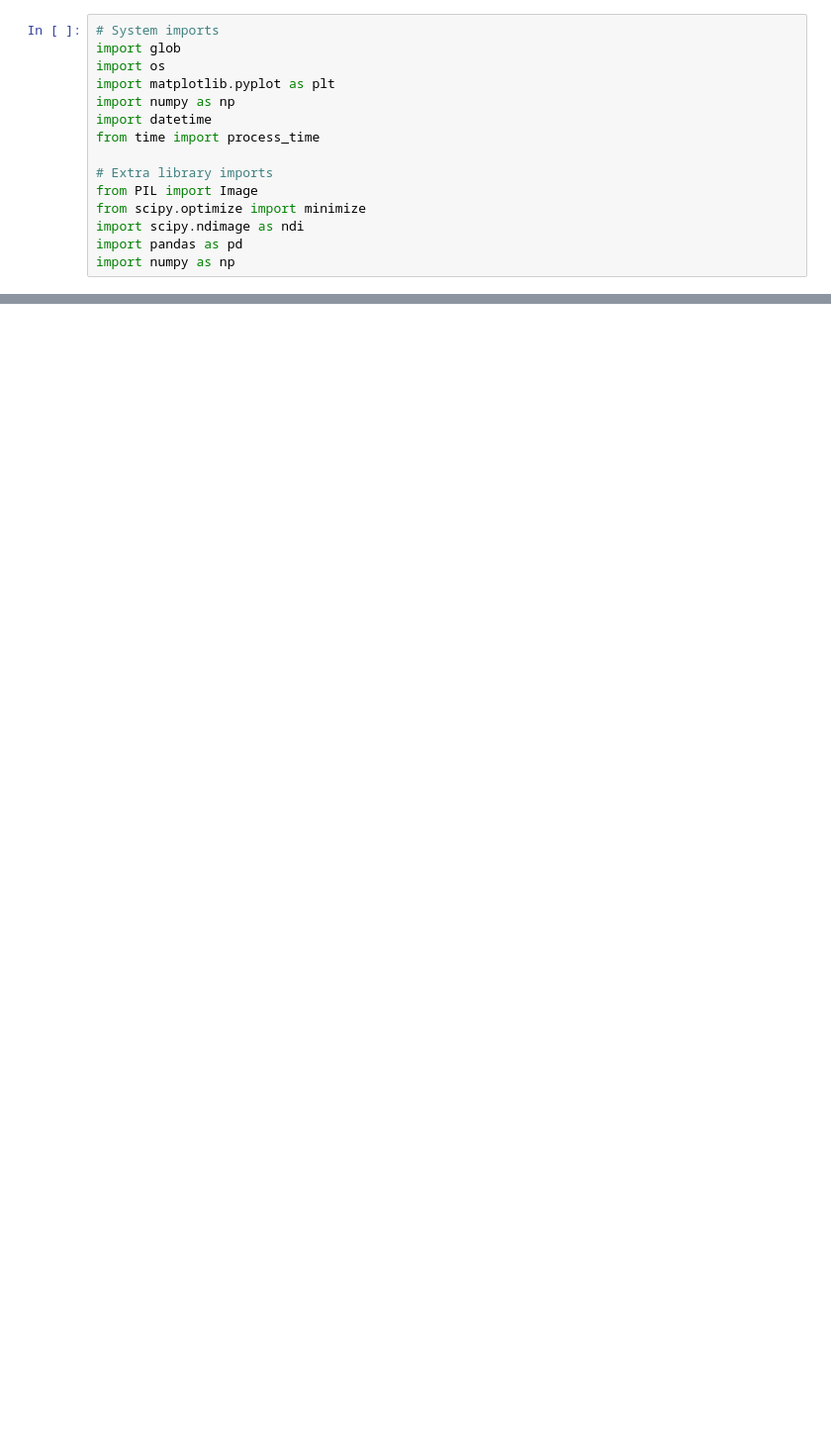
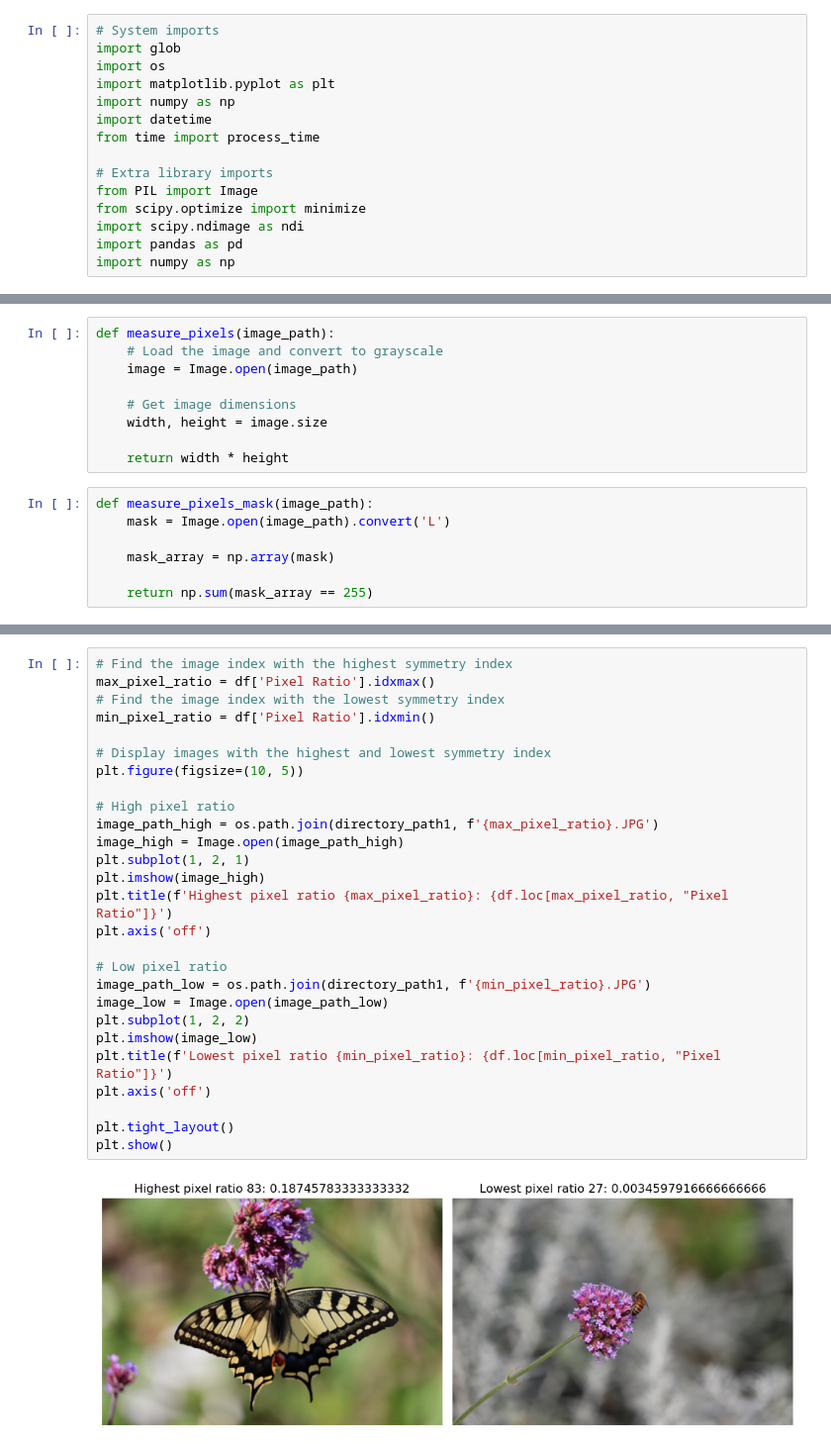
Before and after one commit to Martin-JMP/Engineering_School_IA_To_Bee_or_not_to_Bee, a Jupyter notebook: David Files/Code.ipynb, the cells around one changed output, grey strips where cells are left out. Shown at 99% size. Cells and saved outputs as stored; diff of their text form; blank space fills up the shorter version.

```diff
--- a/David Files/Code.ipynb
+++ b/David Files/Code.ipynb
@@ -81,0 +242,16 @@ df.describe()
+# %%
+def measure_pixels(image_path):
+    # Load the image and convert to grayscale
+    image = Image.open(image_path)
+
+    # Get image dimensions
+    width, height = image.size
+
+    return width * height
+# %%
+def measure_pixels_mask(image_path):
+    mask = Image.open(image_path).convert('L')
+
+    mask_array = np.array(mask)
+
+    return np.sum(mask_array == 255)
@@ -81,0 +308,29 @@ df.describe()
+# %%
+# Find the image index with the highest symmetry index
+max_pixel_ratio = df['Pixel Ratio'].idxmax()
+# Find the image index with the lowest symmetry index
+min_pixel_ratio = df['Pixel Ratio'].idxmin()
+
+# Display images with the highest and lowest symmetry index
+plt.figure(figsize=(10, 5))
+
+# High pixel ratio
+image_path_high = os.path.join(directory_path1, f'{max_pixel_ratio}.JPG')
+image_high = Image.open(image_path_high)
+plt.subplot(1, 2, 1)
+plt.imshow(image_high)
+plt.title(f'Highest pixel ratio {max_pixel_ratio}: {df.loc[max_pixel_ratio, "Pixel Ratio"]}')
+plt.axis('off')
+
+# Low pixel ratio
+image_path_low = os.path.join(directory_path1, f'{min_pixel_ratio}.JPG')
+image_low = Image.open(image_path_low)
+plt.subplot(1, 2, 2)
+plt.imshow(image_low)
+plt.title(f'Lowest pixel ratio {min_pixel_ratio}: {df.loc[min_pixel_ratio, "Pixel Ratio"]}')
+plt.axis('off')
+
+plt.tight_layout()
+plt.show()
+# %% [output]
+[figure, added]
```
Also changed, not shown: parts of 29 cells of this notebook.
